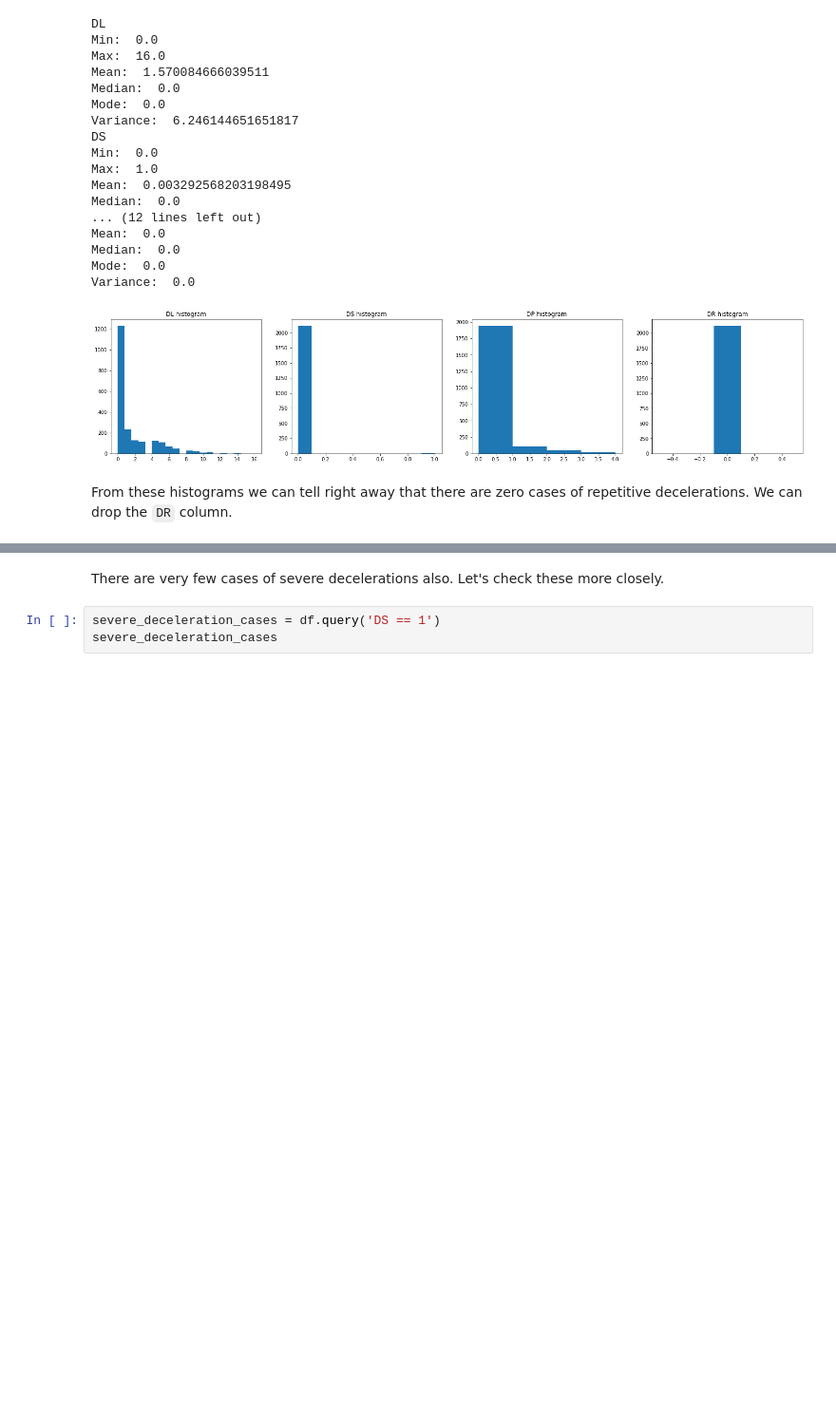
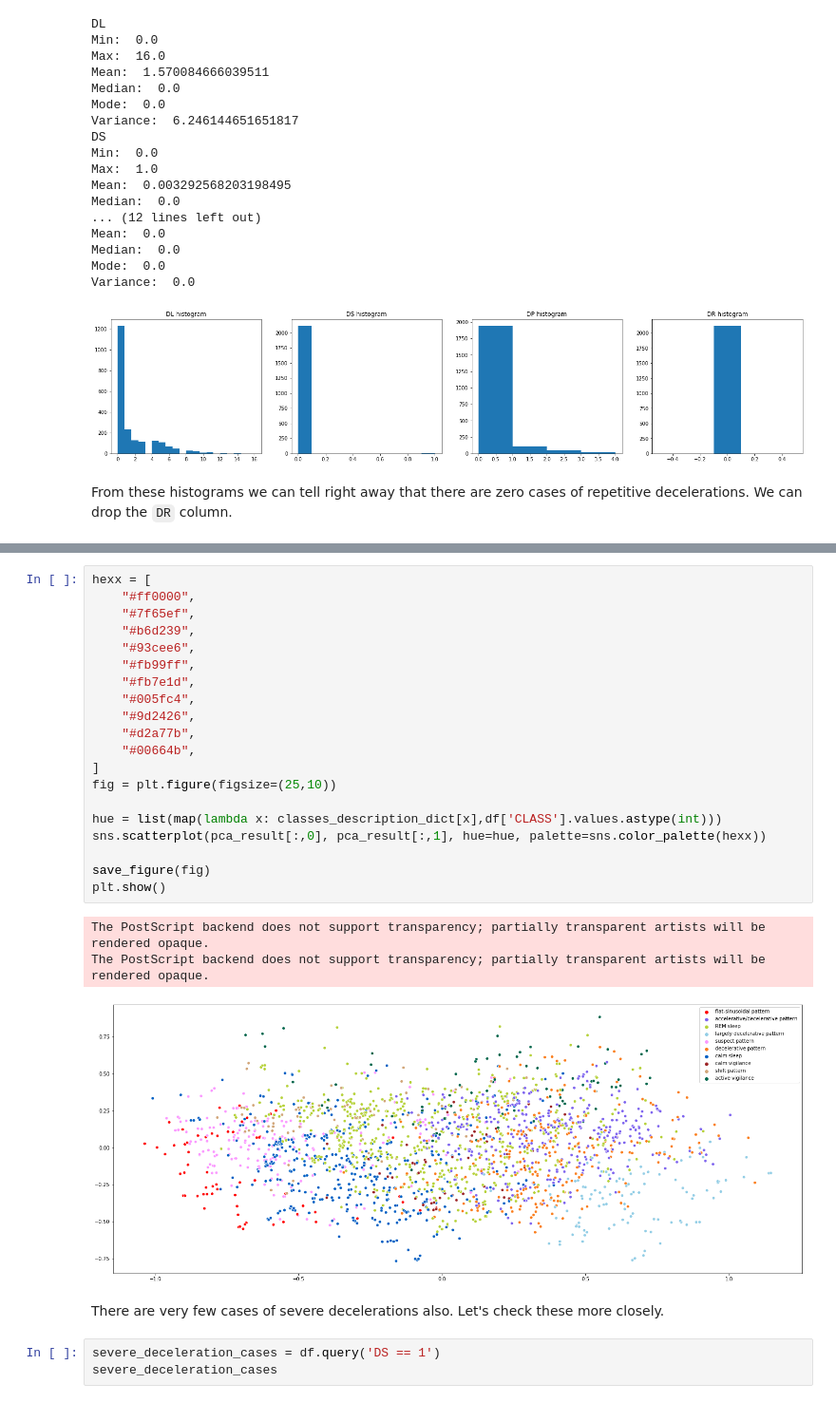
Before and after one commit to kriszkern/DataMining, a Jupyter notebook: CTG/CTG_data_analysis_p1.ipynb, the cells around one changed output, grey strips where cells are left out. Shown at 95% size. Saved outputs shown, nothing was run; the diff lists cells and outputs as text; blank space fills up the shorter version.

```diff
--- a/CTG/CTG_data_analysis_p1.ipynb
+++ b/CTG/CTG_data_analysis_p1.ipynb
@@ -630,3 +762,27 @@ df
+# %%
+hexx = [
+    "#ff0000",
+    "#7f65ef",
+    "#b6d239",
+    "#93cee6",
+    "#fb99ff",
+    "#fb7e1d",
+    "#005fc4",
+    "#9d2426",
+    "#d2a77b",
+    "#00664b",
+]
+fig = plt.figure(figsize=(25,10))
+
+hue = list(map(lambda x: classes_description_dict[x],df['CLASS'].values.astype(int)))
+sns.scatterplot(pca_result[:,0], pca_result[:,1], hue=hue, palette=sns.color_palette(hexx))
+
+save_figure(fig)
+plt.show()
+# %% [output]
+The PostScript backend does not support transparency; partially transparent artists will be rendered opaque.
+The PostScript backend does not support transparency; partially transparent artists will be rendered opaque.
+[figure, added]
 # %% [markdown]
 There are very few cases of severe decelerations also. Let's check these more closely.
 # %%
```
Also changed, not shown: parts of 21 cells of this notebook, 1 other file.
